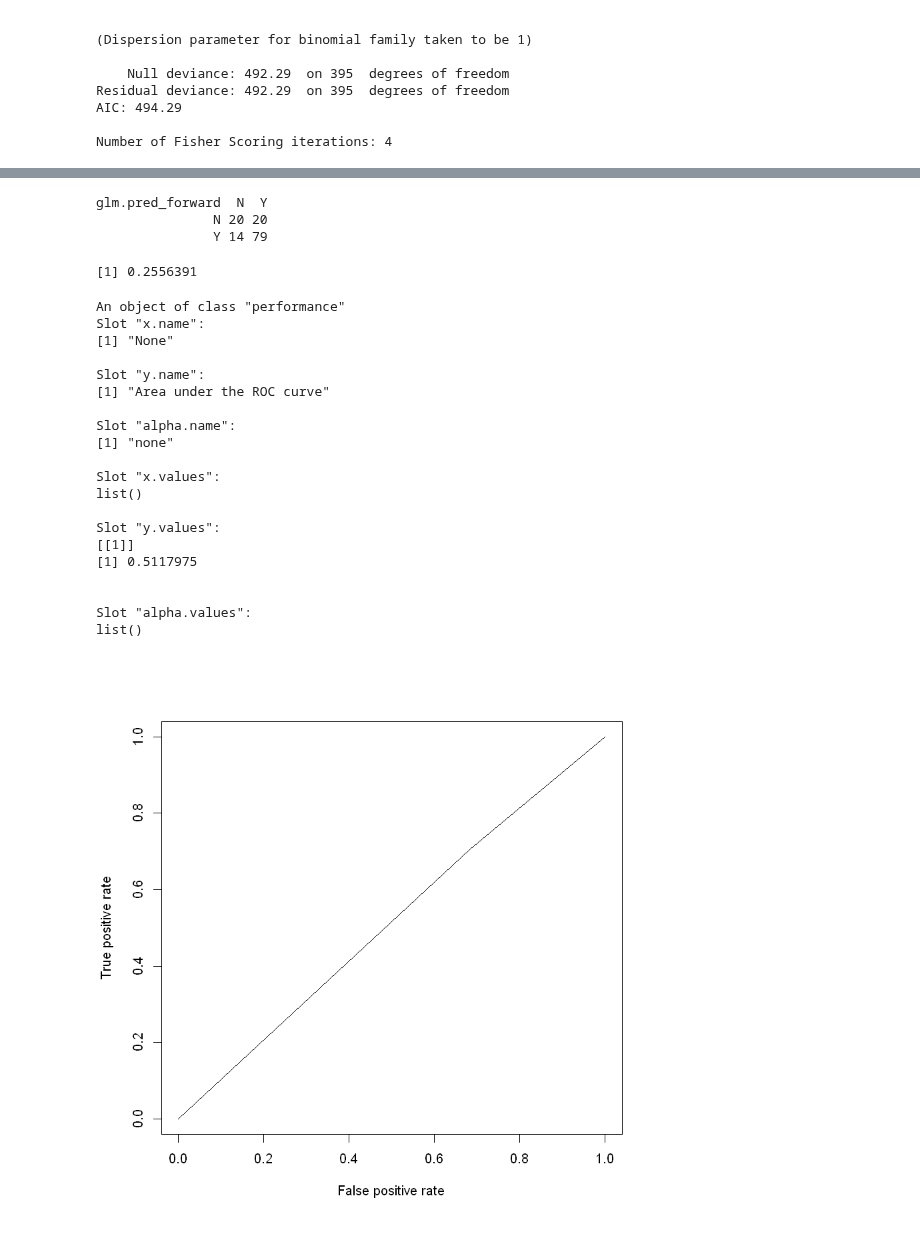
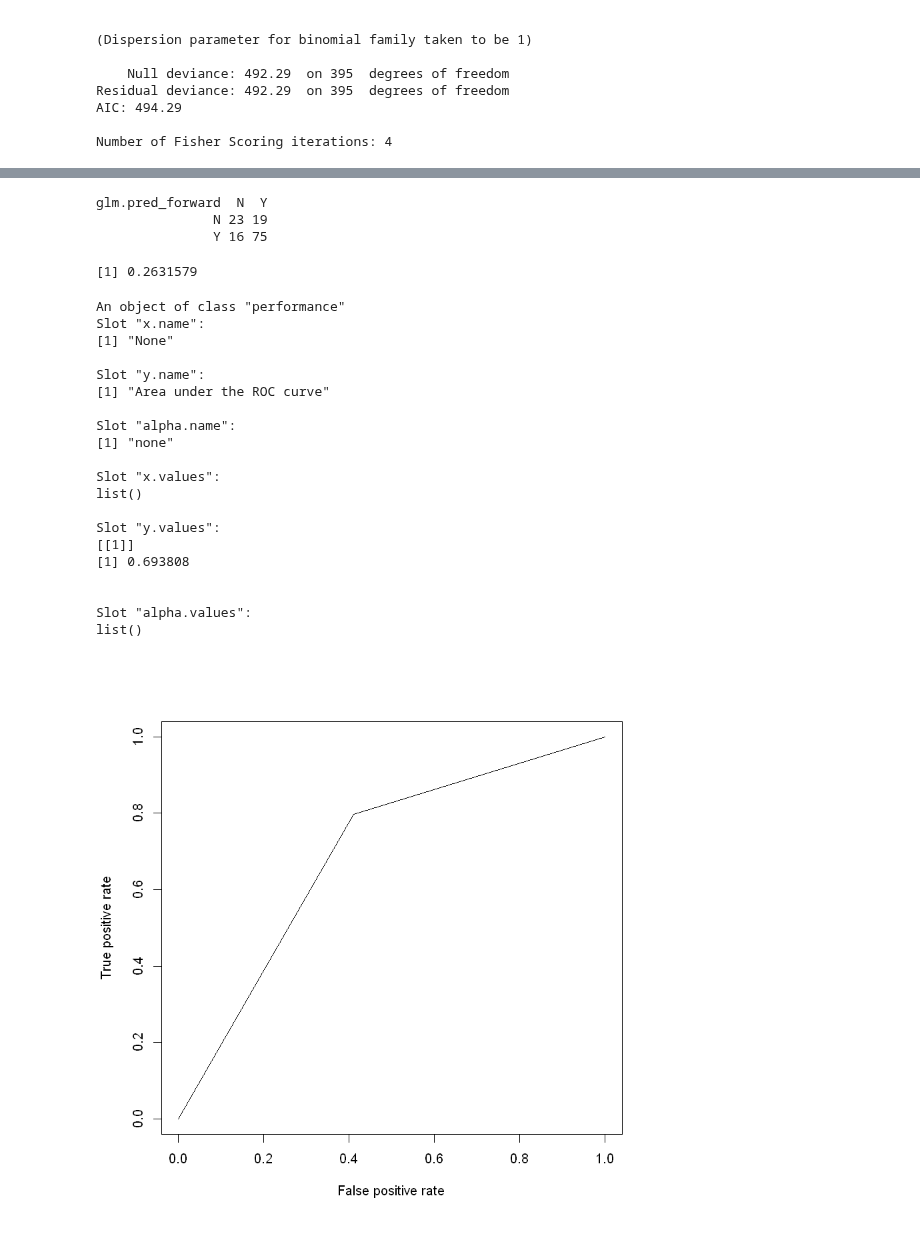
Before and after one commit to shruti32/Loan-Prediction-Model, a Jupyter notebook: Loan Prediction.ipynb, the cells around one changed output, grey strips where cells are left out. Saved outputs shown, nothing was run; the diff lists cells and outputs as text; code cells hidden in the pictures.

```diff
--- a/Loan Prediction.ipynb
+++ b/Loan Prediction.ipynb
@@ -381,39 +372,39 @@ glm.probs_forward = predict(glm_forward, validation_data, type = "response")
 glm.pred_forward = rep("N", 133)
 glm.pred_forward[glm.probs_forward >.7] = "Y"
 glm.pred_forward = as.factor(glm.pred_forward)
 table(glm.pred_forward, validation_data$Loan_Status)
 mean(glm.pred_forward != validation_data$Loan_Status)
-pred_forward<-prediction(as.numeric(glm.pred_forward), as.numeric(test_data$Loan_Status))
+pred_forward<-prediction(as.numeric(glm.pred_forward), as.numeric(validation_data$Loan_Status))
 perf_forward<-performance(pred_forward,"tpr", "fpr")
 plot(perf_forward)
 auc_forward<- performance(pred_forward,"auc")
 auc_forward
 # %% [output]
 glm.pred_forward  N  Y
-               N 20 20
-               Y 14 79
+               N 23 19
+               Y 16 75
-[1] 0.2556391
+[1] 0.2631579
 An object of class "performance"
 Slot "x.name":
 [1] "None"
 
 Slot "y.name":
 [1] "Area under the ROC curve"
 
 Slot "alpha.name":
 [1] "none"
 
 Slot "x.values":
 list()
 
 Slot "y.values":
 [[1]]
-[1] 0.5117975
+[1] 0.693808
 
 
 Slot "alpha.values":
 list()
-[figure, old version]
+[figure, new version]
 # %%
 glm_bothways = step(glm_nothing, list(lower=formula(glm_nothing),upper=formula(glm_fit)), direction="both", trace = 0)
 summary(glm_bothways)
```
Also changed, not shown: parts of 20 cells of this notebook.
